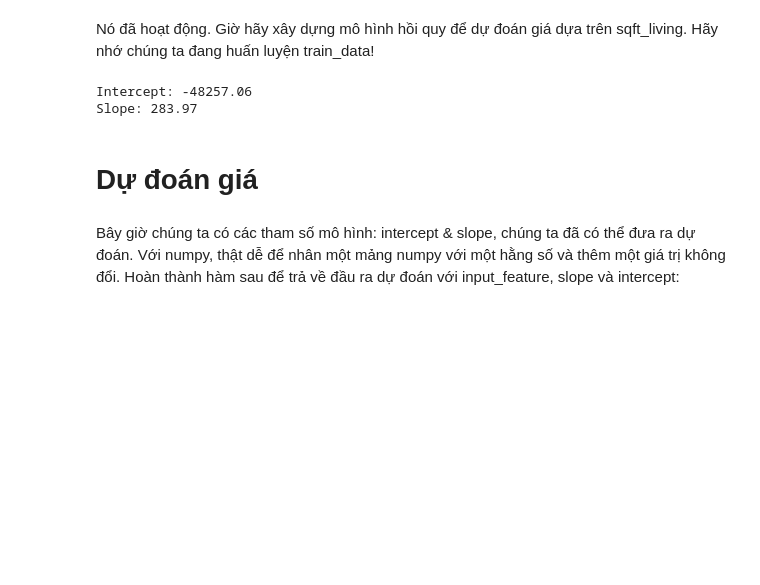
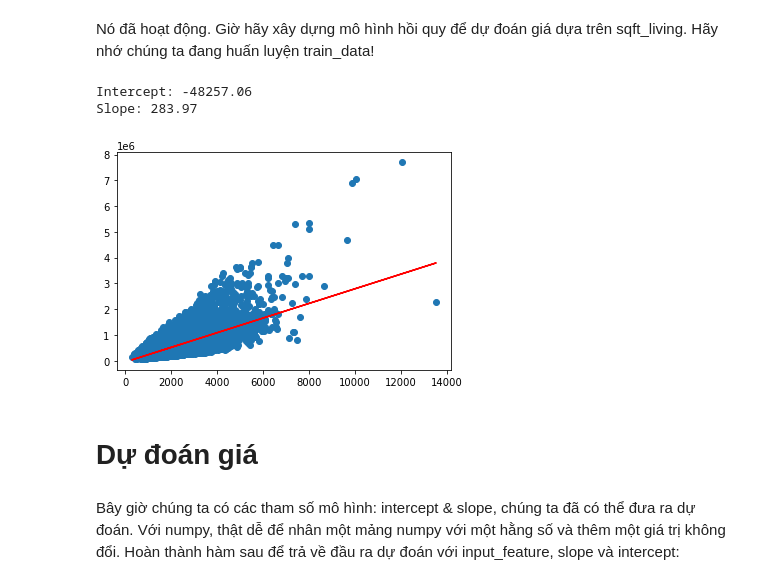
Before and after one commit to aidino/funix, a Jupyter notebook: labs/c2-regression/lab-1.ipynb, the cells around one changed output. Cells and saved outputs as stored; diff of their text form; code cells hidden in the pictures; blank space fills up the shorter version.

```diff
--- a/labs/c2-regression/lab-1.ipynb
+++ b/labs/c2-regression/lab-1.ipynb
@@ -129,6 +140,13 @@ print("Slope: %.2f" % (sqft_slope))
 # %% [output]
 Intercept: -48257.06
 Slope: 283.97
+# %%
+# Visualize the data with a scatter plot
+plt.scatter(sqft_features, sqft_labels)
+plt.plot(sqft_features, sqft_intercept + sqft_slope*sqft_features, 'r-')
+plt.show()
+# %% [output]
+[figure, added]
 # %% [markdown]
 # Dự đoán giá
 # %% [markdown]
```
Also changed, not shown: parts of 3 cells of this notebook, 7 other files.
